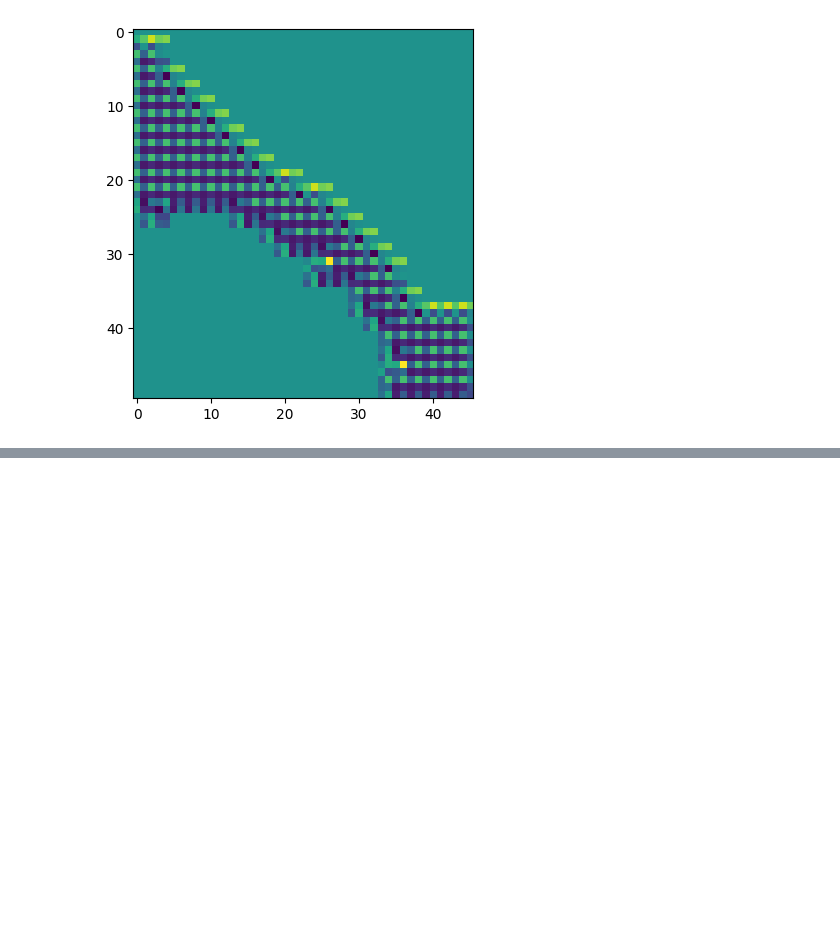
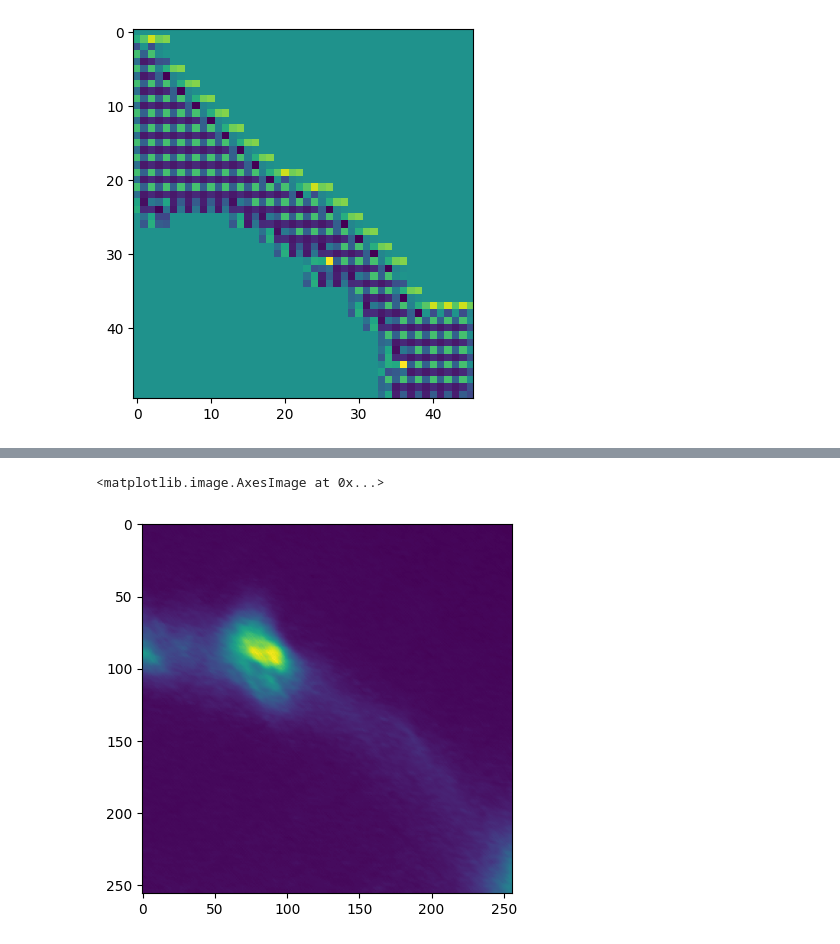
Before and after one commit to P8UXaE/light_sheet_domes, a Jupyter notebook: edgeDetection.ipynb, the cells around one changed output, grey strips where cells are left out. Saved outputs shown, nothing was run; the diff lists cells and outputs as text; code cells hidden in the pictures; blank space fills up the shorter version.

```diff
--- a/edgeDetection.ipynb
+++ b/edgeDetection.ipynb
@@ -122,0 +135,5 @@ plt.imshow(upsampled_image.numpy())
+# %%
+plt.imshow(im)
+# %% [output]
+<matplotlib.image.AxesImage at 0x...>
+[figure, added]
```
Also changed, not shown: parts of 6 cells of this notebook.
